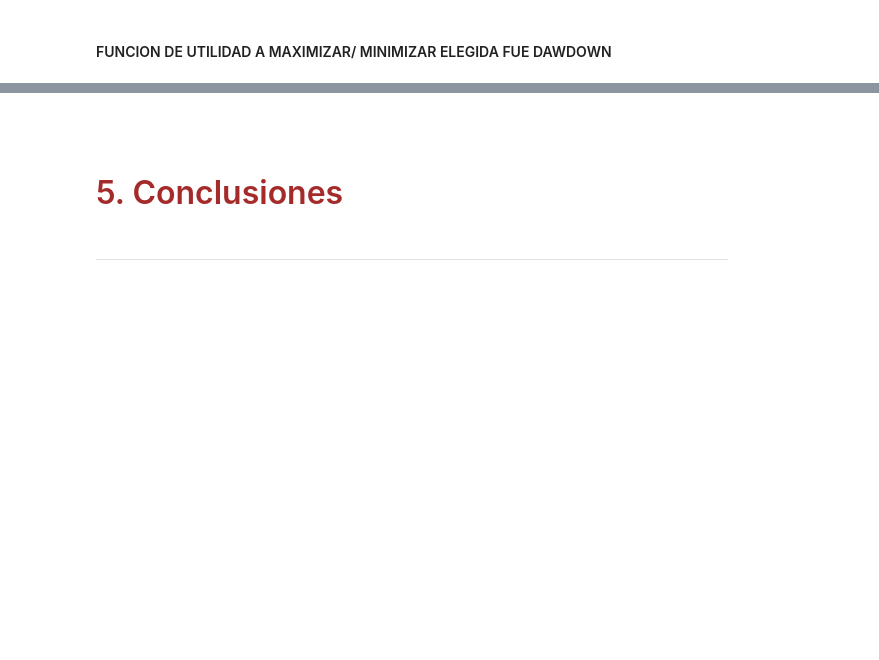
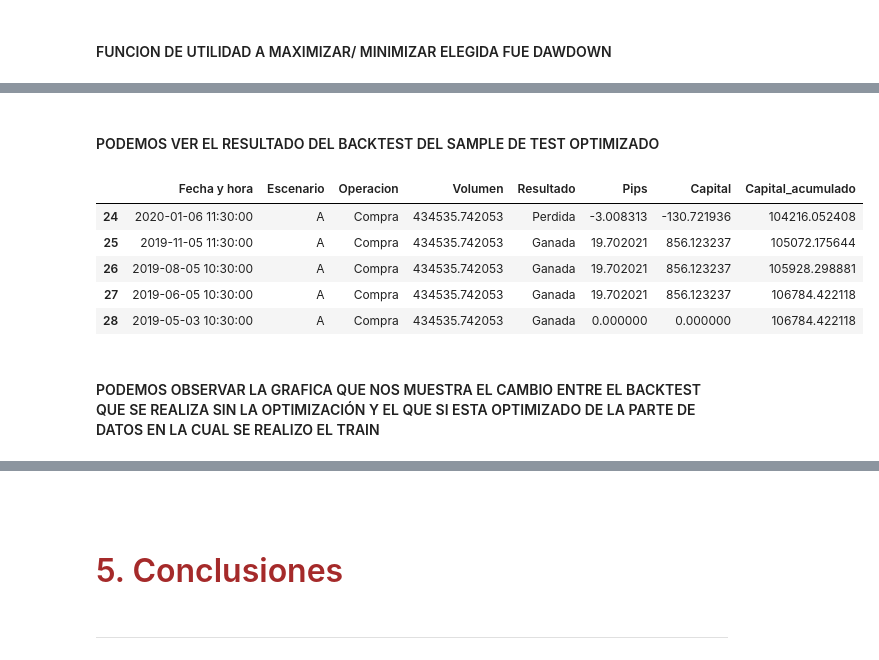
Before and after one commit to Sofiagarciaif/MyST_Proyecto_Final, a Jupyter notebook: notebook.ipynb, the cells around one changed output, grey strips where cells are left out. Saved outputs shown, nothing was run; the diff lists cells and outputs as text; code cells hidden in the pictures; blank space fills up the shorter version.

```diff
--- a/notebook.ipynb
+++ b/notebook.ipynb
@@ -500,0 +583,14 @@ PARAMETROS QUE SE BUSCA VARIAR SUS VALORES:
+# %% [markdown]
+#### <font color= a05000 >  PODEMOS VER EL RESULTADO DEL BACKTEST DEL SAMPLE DE TEST OPTIMIZADO
+# %%
+df_backtest_optimo_test= fn.f_backtest(df_escenarios_test, df_decisiones_optimo,capital_inicial)
+df_backtest_optimo_test.tail()
+# %% [output]
+|  | Fecha y hora | Escenario | Operacion | Volumen | Resultado | Pips | Capital | Capital_acumulado |
+| 24 | 2020-01-06 11:30:00 | A | Compra | 434535.742053 | Perdida | -3.008313 | -130.721936 | 104216.052408 |
+| 25 | 2019-11-05 11:30:00 | A | Compra | 434535.742053 | Ganada | 19.702021 | 856.123237 | 105072.175644 |
+| 26 | 2019-08-05 10:30:00 | A | Compra | 434535.742053 | Ganada | 19.702021 | 856.123237 | 105928.298881 |
+| 27 | 2019-06-05 10:30:00 | A | Compra | 434535.742053 | Ganada | 19.702021 | 856.123237 | 106784.422118 |
+| 28 | 2019-05-03 10:30:00 | A | Compra | 434535.742053 | Ganada | 0.000000 | 0.000000 | 106784.422118 |
+# %% [markdown]
+#### <font color= a05000 > PODEMOS OBSERVAR LA GRAFICA QUE NOS MUESTRA EL CAMBIO ENTRE EL BACKTEST QUE SE REALIZA SIN LA OPTIMIZACIÓN Y EL QUE SI ESTA OPTIMIZADO DE LA PARTE DE DATOS EN LA CUAL SE REALIZO EL TRAIN
```
Also changed, not shown: parts of 26 cells of this notebook, 3 other files.
